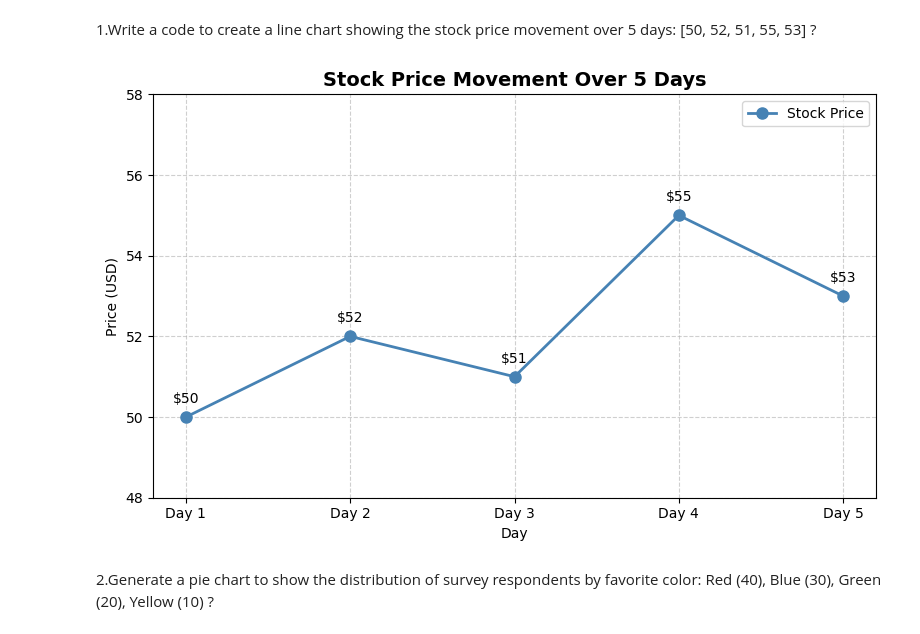
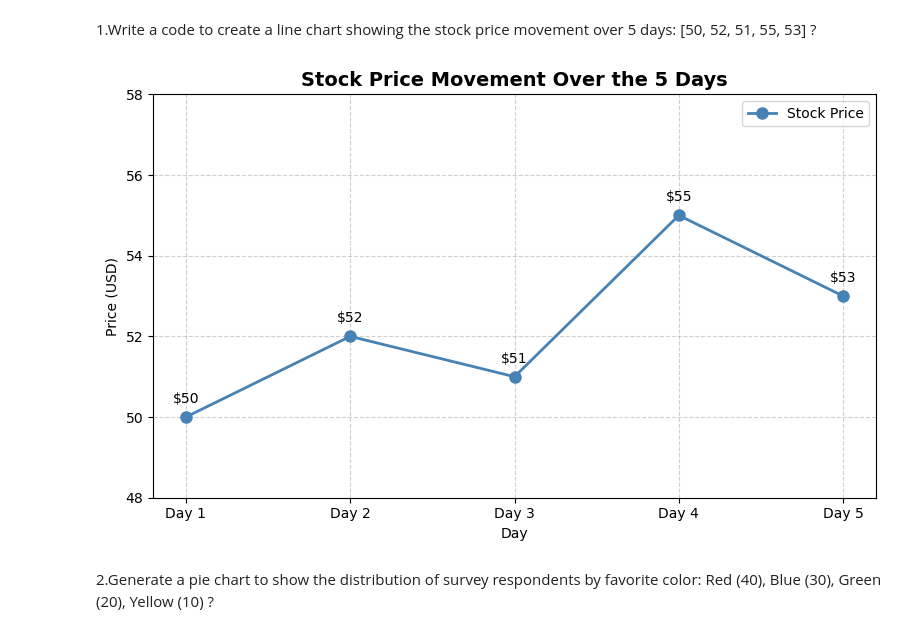
Before and after one commit to itsmeabi1992-ops/Team, a Jupyter notebook: Abirami Ramasubramanian DA193.ipynb, the cells around one changed output. Saved outputs shown, nothing was run; the diff lists cells and outputs as text; code cells hidden in the pictures.

```diff
--- a/Abirami Ramasubramanian DA193.ipynb
+++ b/Abirami Ramasubramanian DA193.ipynb
@@ -3,31 +3,31 @@
 # %%
 import matplotlib.pyplot as plt
 
 # Stock price data
 days = ['Day 1', 'Day 2', 'Day 3', 'Day 4', 'Day 5']
 prices = [50, 52, 51, 55, 53]
 
 # Create the plot
 plt.figure(figsize=(8, 5))
 plt.plot(days, prices, marker='o', color='steelblue', linewidth=2, markersize=8, label='Stock Price')
 
 # Annotate each point with its value
 for i, price in enumerate(prices):
     plt.annotate(f'${price}', (days[i], prices[i]),
                  textcoords="offset points", xytext=(0, 10),
                  ha='center', fontsize=10)
 
 # Labels and formatting
-plt.title('Stock Price Movement Over 5 Days', fontsize=14, fontweight='bold')
+plt.title('Stock Price Movement Over the 5 Days', fontsize=14, fontweight='bold')
 plt.xlabel('Day')
 plt.ylabel('Price (USD)')
 plt.ylim(48, 58)
 plt.grid(True, linestyle='--', alpha=0.6)
 plt.legend()
 plt.tight_layout()
 plt.show()
 # %% [output]
-[figure, old version]
+[figure, new version]
 # %% [markdown]
 2.Generate a pie chart to show the distribution of survey respondents by favorite color: Red (40), Blue (30), Green (20), Yellow (10) ?
 # %%
```
